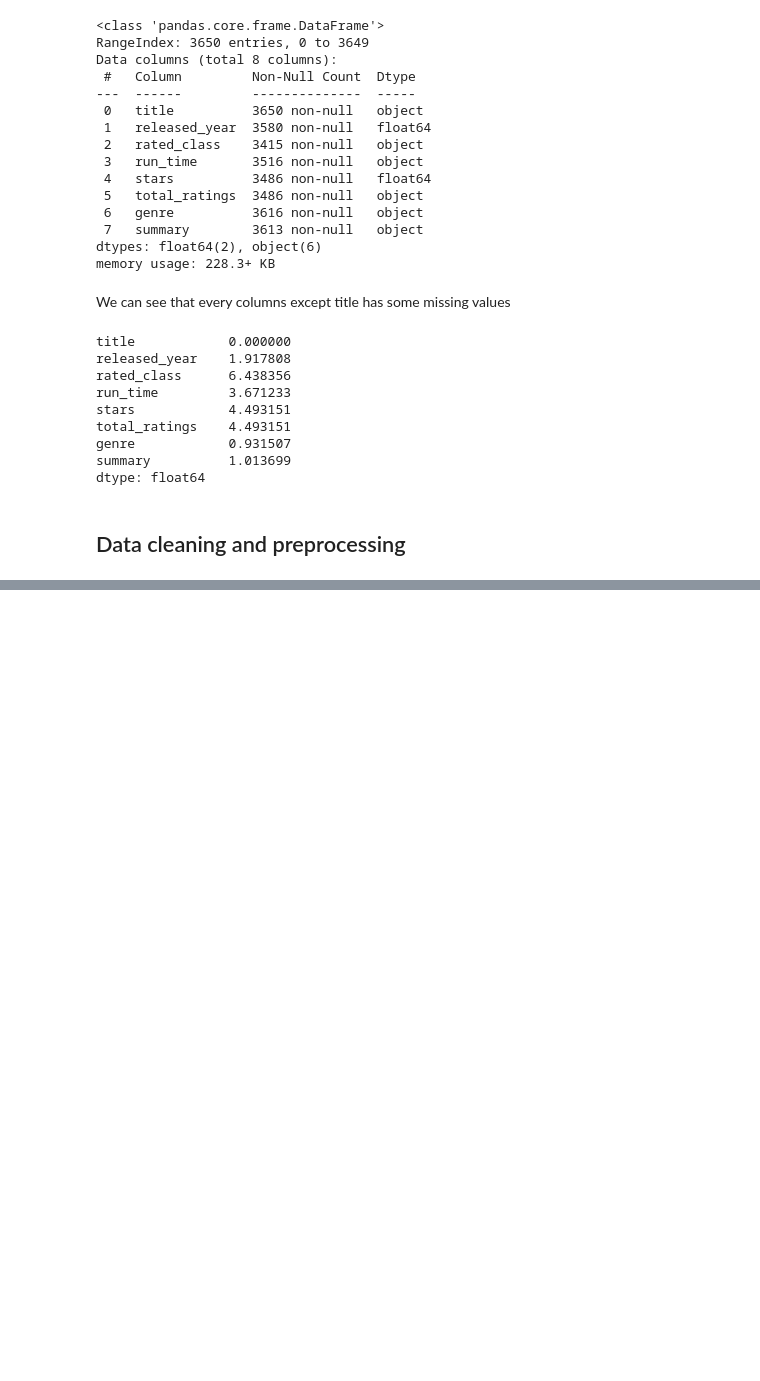
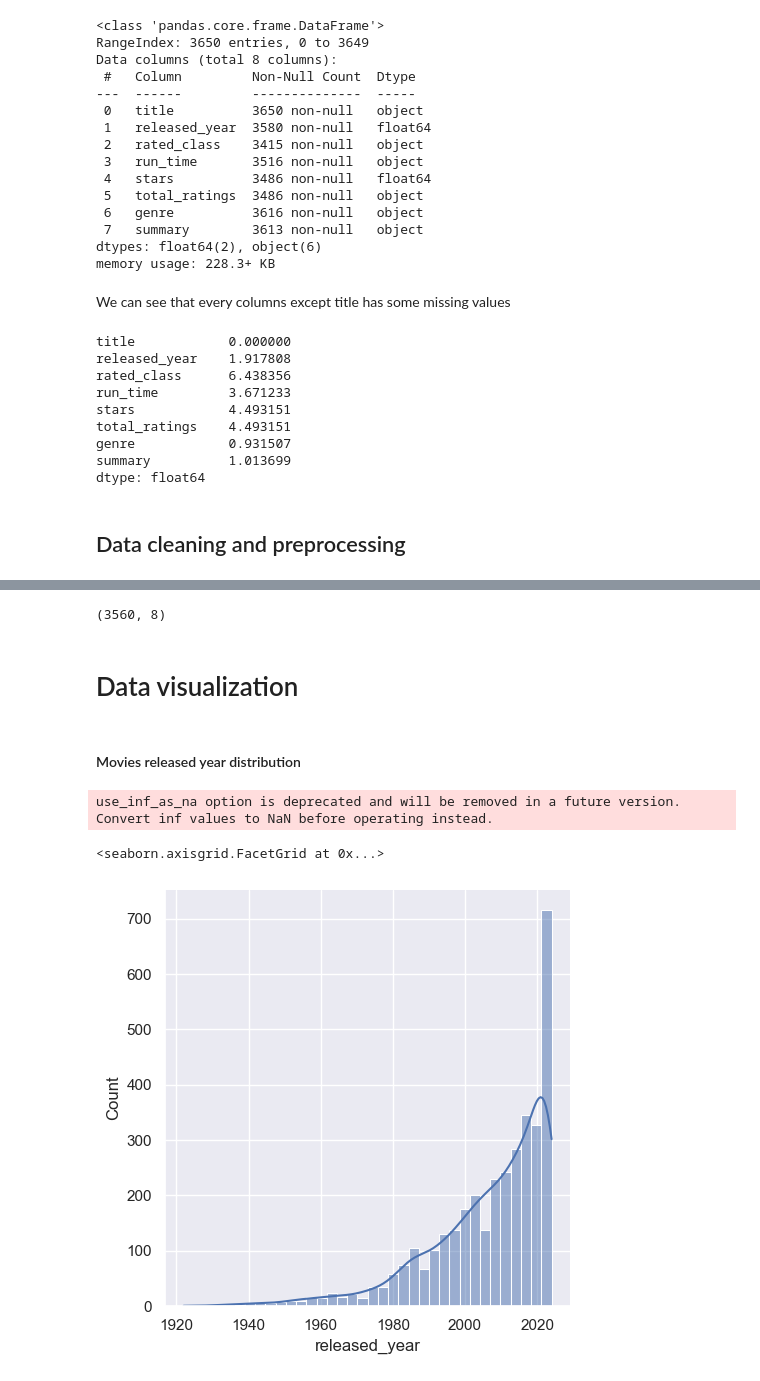
Before and after one commit to mr-rojit/movies_clustering, a Jupyter notebook: movies_clustering.ipynb, the cells around one changed output, grey strips where cells are left out. Drawn from its saved outputs; the diff is of its cells as text; code cells hidden in the pictures; blank space fills up the shorter version.

Commit message:
add visualization

```diff
--- a/movies_clustering.ipynb
+++ b/movies_clustering.ipynb
@@ -192,0 +186,16 @@ dict(sorted(genre_count.items(), key=lambda item: item[1]))
+# %%
+df = df[df['released_year'] <= 2024]
+df.shape
+# %% [output]
+(3560, 8)
+# %% [markdown]
+# Data visualization
+# %% [markdown]
+#### Movies released year distribution
+# %%
+sns.set_theme()
+sns.displot(df['released_year'], kde=True)
+# %% [output]
+use_inf_as_na option is deprecated and will be removed in a future version. Convert inf values to NaN before operating instead.
+<seaborn.axisgrid.FacetGrid at 0x...>
+[figure, added]
```
Also changed, not shown: parts of 15 cells of this notebook.
